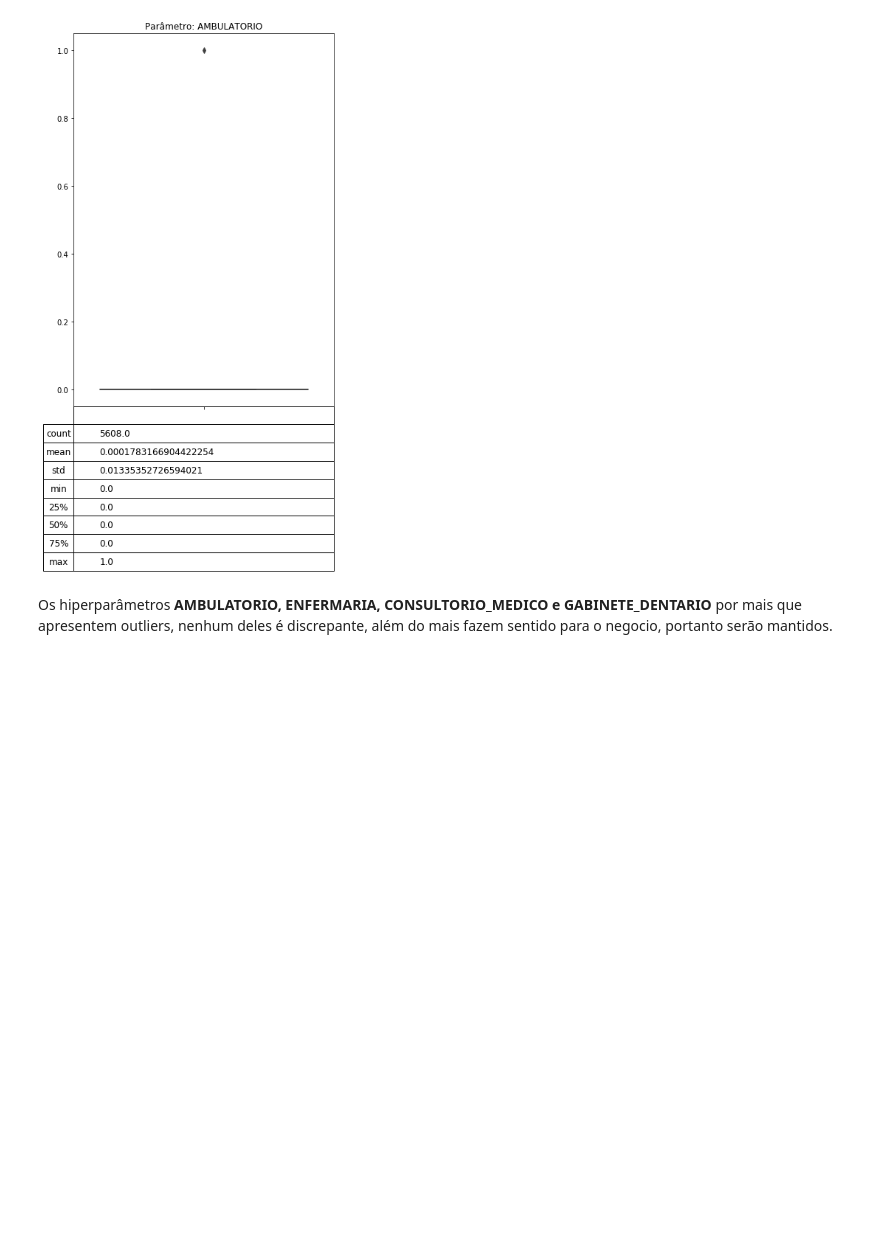
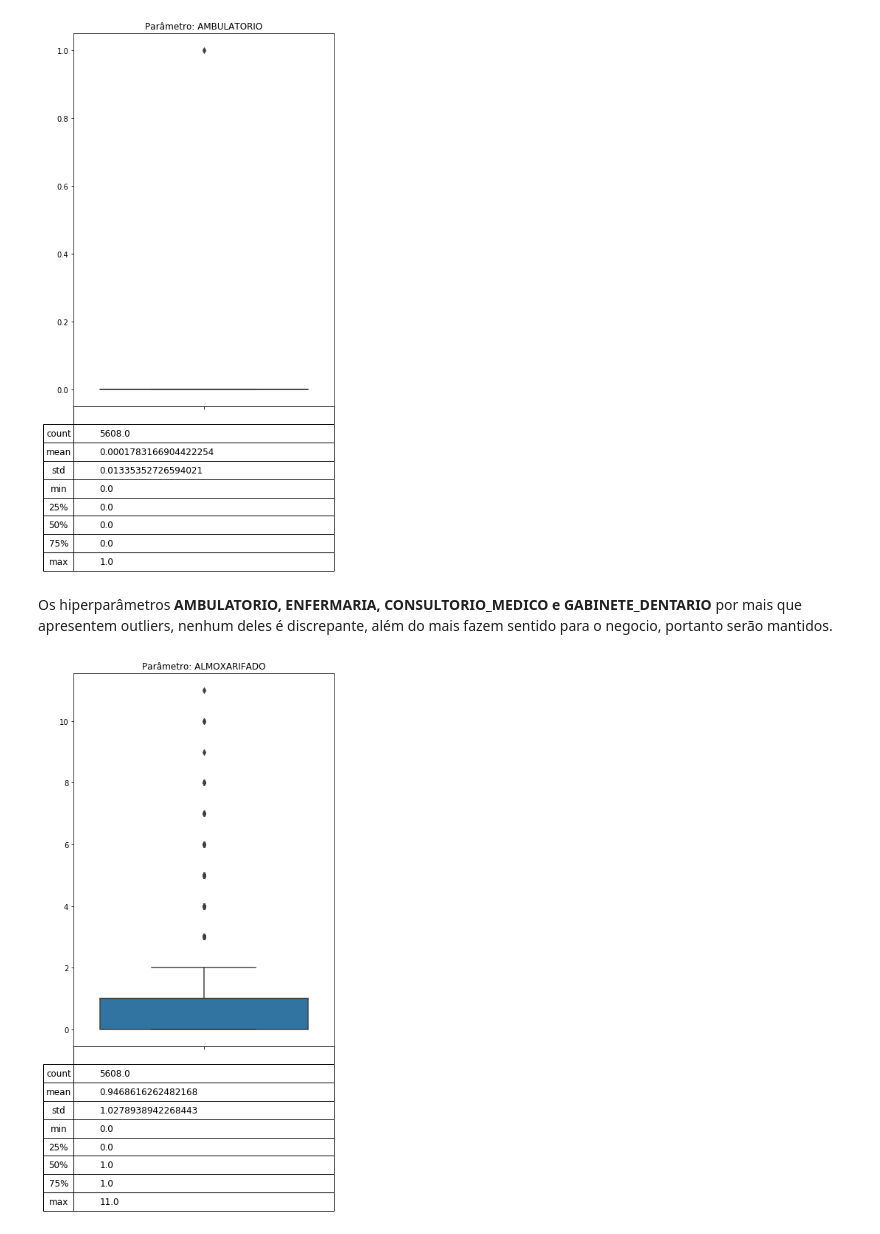
Before and after one commit to Joao-TheCosmosIsInfinite/FIA_TCC, a Jupyter notebook: notebooks/entrega2_Post12_joaoPaulo.ipynb, the cells around one changed output. Drawn from its saved outputs; the diff is of its cells as text; code cells hidden in the pictures; blank space fills up the shorter version.

Commit message:
Tratamento dos outliers concluido;Iniciando a distribuição de frequencias

```diff
--- a/notebooks/entrega2_Post12_joaoPaulo.ipynb
+++ b/notebooks/entrega2_Post12_joaoPaulo.ipynb
@@ -819,3 +819,8 @@ fn_show_individual_outlier(df_school_dependecy, 'AMBULATORIO')
 [figure]
 # %% [markdown]
 <p>Os hiperparâmetros <b>AMBULATORIO, ENFERMARIA, CONSULTORIO_MEDICO e GABINETE_DENTARIO</b> por mais que apresentem outliers, nenhum deles é discrepante, além do mais fazem sentido para o negocio, portanto serão mantidos.</p>
+# %%
+## Exibir o Boxplot
+fn_show_individual_outlier(df_school_dependecy, 'ALMOXARIFADO')
+# %% [output]
+[figure, added]
```
Also changed, not shown: parts of 119 cells of this notebook.
